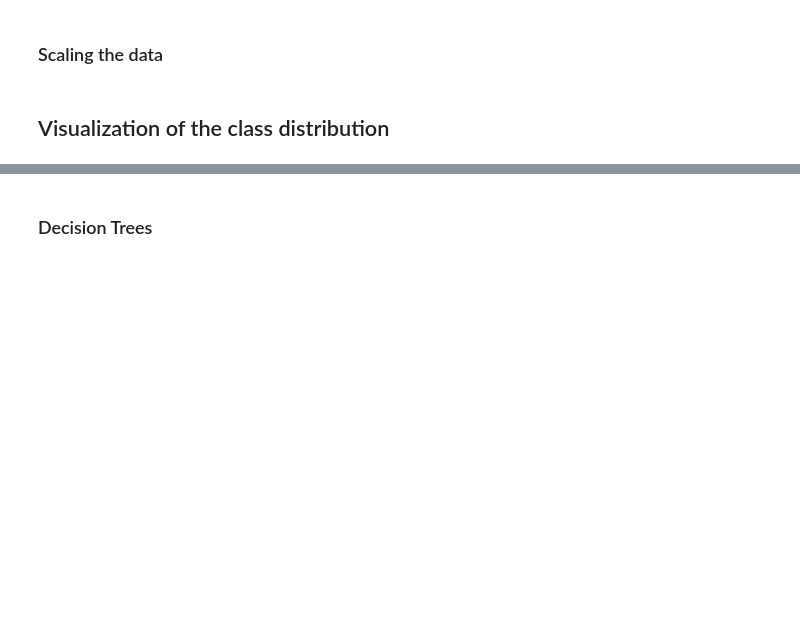
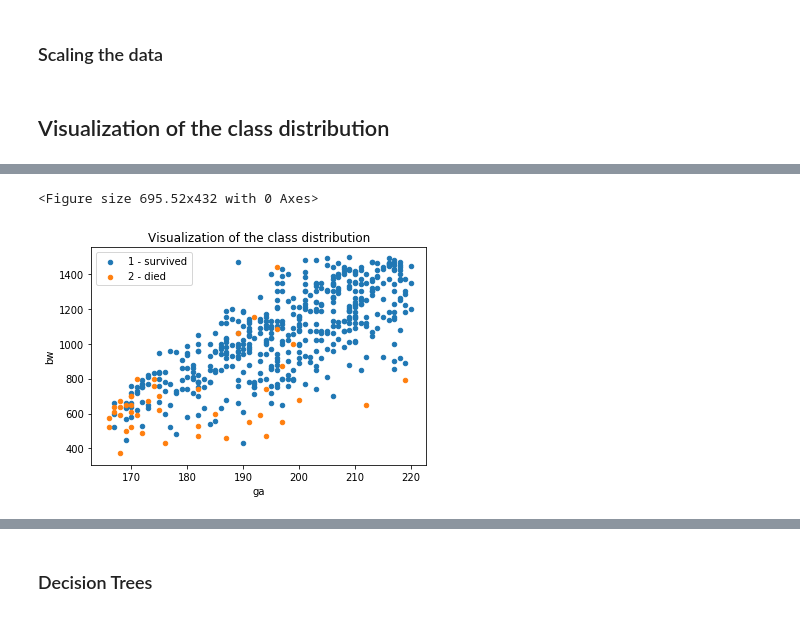
Before and after one commit to MaximilianProll/statgen, a Jupyter notebook: notebook.ipynb, the cells around one changed output, grey strips where cells are left out. Drawn from its saved outputs; the diff is of its cells as text; code cells hidden in the pictures; blank space fills up the shorter version.

```diff
--- a/notebook.ipynb
+++ b/notebook.ipynb
@@ -62,3 +63,14 @@ plt.show()
+# %%
+c = sns.color_palette()
+
+fig = plt.figure(figsize=(1.61 * 6, 6))
+ax = training_set.loc[training_set['death'] == 1].plot(x='ga', y='bw',  kind='scatter', color=c[0], label='1 - survived')
+training_set.loc[training_set['death'] == 2].plot(x='ga', y='bw',  kind='scatter', ax=ax, color=c[1], label='2 - died')
+plt.title('Visualization of the class distribution')
+plt.savefig('raw_vis.png', dpi=300,bbox_inches='tight')
+# %% [output]
+<Figure size 695.52x432 with 0 Axes>
+[figure, added]
 # %%
 #clf = svm.SVC(class_weight='balanced', kernel='rbf')#, degree=3, coef0=)
 #clf = DecisionTreeClassifier()
```
Also changed, not shown: parts of 21 cells of this notebook, 8 other files.
